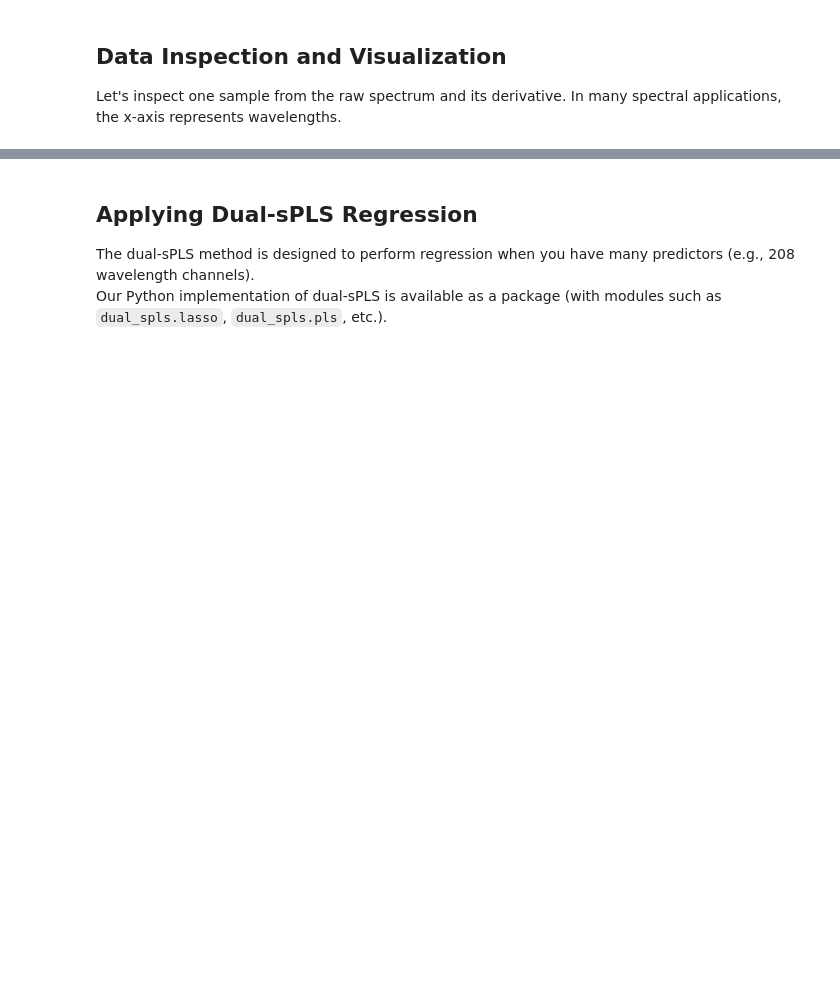
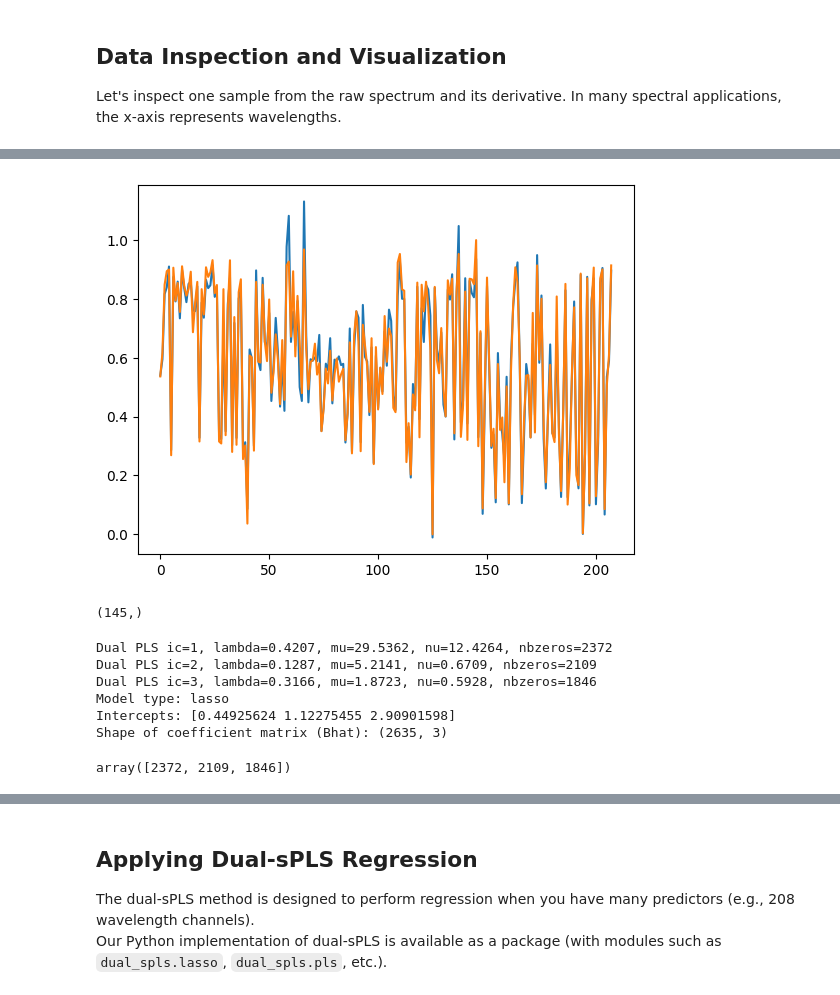
Before and after one commit to marouanetalaa/Dual-sPLS, a Jupyter notebook: notebook.ipynb, the cells around one changed output, grey strips where cells are left out. Cells and saved outputs as stored; diff of their text form; code cells hidden in the pictures; blank space fills up the shorter version.

```diff
--- a/notebook.ipynb
+++ b/notebook.ipynb
@@ -95,0 +110,16 @@ plt.show()
+# %%
+# Import the dual-sPLS LASSO function from your package
+# (Make sure the package is installed/available in your PYTHONPATH)
+from dual_spls.lasso import d_spls_lasso
+
+# Set model parameters
+ncp = 5   # number of components
+ppnu = 0.7
+
+
+model_lasso = d_spls_lasso(X, y, ncp=ncp, ppnu=ppnu, verbose=True)
+
+# Display some model attributes
+print("Model type:", model.get('type', 'unknown'))
+print("Intercepts:", model['intercept'])
+print("Shape of coefficient matrix (Bhat):", model['Bhat'].shape)
@@ -95,0 +143,22 @@ plt.show()
+# %%
+from dual_spls.plot import d_spls_plot
+
+y_fitted = model_lasso['fitted_values'].T
+y_fitted = y_fitted[-1]
+
+plt.plot(y_fitted)
+plt.plot(y)
+plt.show()
+# %% [output]
+[figure, added]
+# %%
+from dual_spls.calval import d_spls_calval
+
+ind = d_spls_calval(X, pcal=70, y=y,method="pca_euclidean", pc=0.9)
+X_cal = X[ind['indcal'],:]
+X_val = X[ind['indval'],:]
+y_cal = y[ind['indcal']]
+y_val = y[ind['indval']]
+print(y_cal.shape)
+# %% [output]
+(145,)
@@ -95,0 +180,27 @@ plt.show()
+# %%
+# Import the dual-sPLS LASSO function from your package
+# (Make sure the package is installed/available in your PYTHONPATH)
+from dual_spls.lasso import d_spls_lasso
+
+# Set model parameters
+ncp = 3   # number of components
+ppnu = 0.9
+
+
+model_lasso = d_spls_lasso(X_cal, y_cal, ncp=ncp, ppnu=ppnu, verbose=True)
+
+# Display some model attributes
+print("Model type:", model_lasso.get('type', 'unknown'))
+print("Intercepts:", model_lasso['intercept'])
+print("Shape of coefficient matrix (Bhat):", model_lasso['Bhat'].shape)
+# %% [output]
+Dual PLS ic=1, lambda=0.4207, mu=29.5362, nu=12.4264, nbzeros=2372
+Dual PLS ic=2, lambda=0.1287, mu=5.2141, nu=0.6709, nbzeros=2109
+Dual PLS ic=3, lambda=0.3166, mu=1.8723, nu=0.5928, nbzeros=1846
+Model type: lasso
+Intercepts: [0.44925624 1.12275455 2.90901598]
+Shape of coefficient matrix (Bhat): (2635, 3)
+# %%
+model_lasso['zerovar']
+# %% [output]
+array([2372, 2109, 1846])
```
Also changed, not shown: parts of 31 cells of this notebook, 13 other files.
